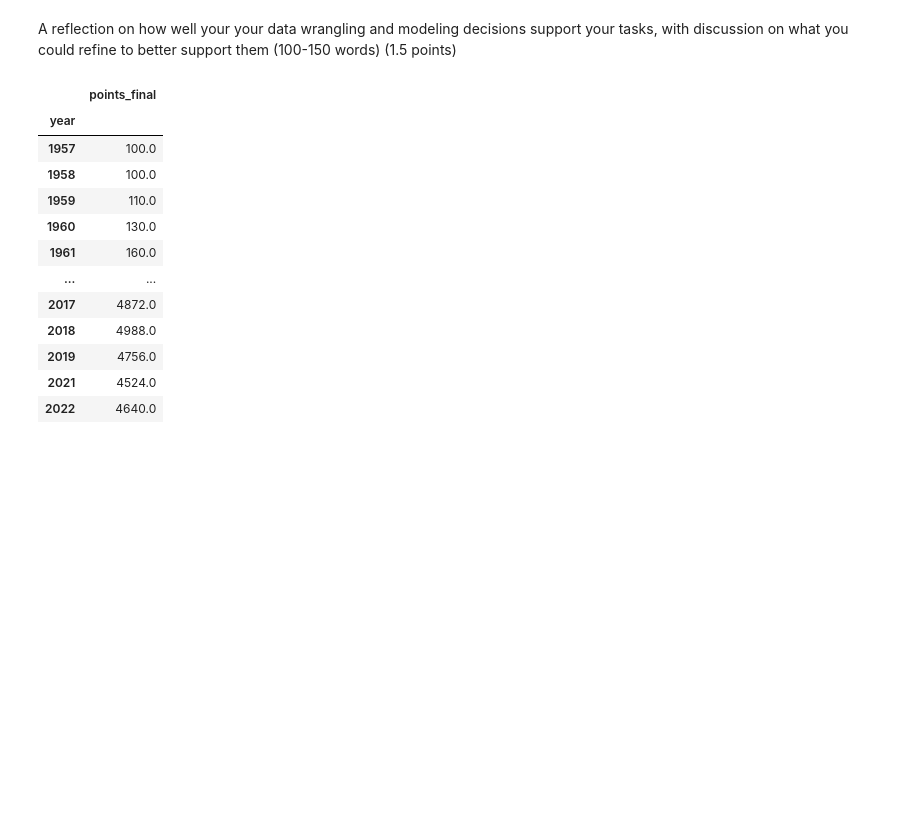
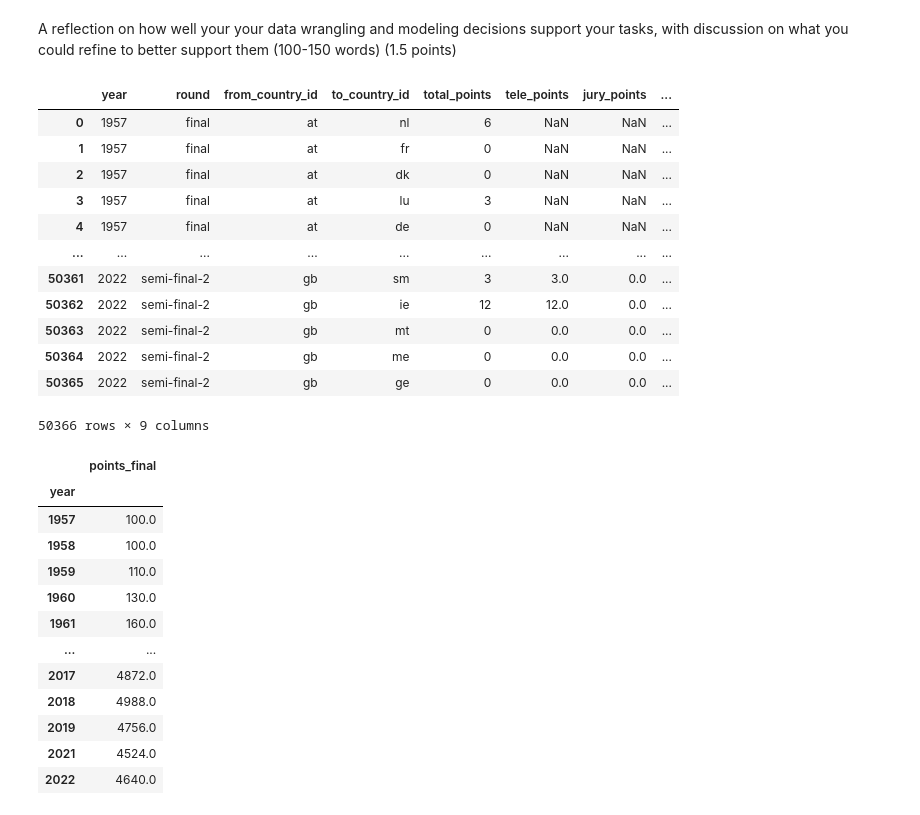
Before and after one commit to mikfre1/Eurotrash, a Jupyter notebook: data_review.ipynb, the cells around one changed output. Saved outputs shown, nothing was run; the diff lists cells and outputs as text; code cells hidden in the pictures; blank space fills up the shorter version.

```diff
--- a/data_review.ipynb
+++ b/data_review.ipynb
@@ -220,3 +221,31 @@ what you could refine to better support them (100-150 words) (1.5 points)
 contestant_df = pd.read_csv('dataset/contestants_cleaned.csv')
 vote_df = pd.read_csv('dataset/votes_cleaned.csv')
 voting_calculation_df = pd.read_excel('dataset/voting_calculation.xlsx')
+# %%
+# Merge the datasets on 'year' to bring in the 'max points per country' information
+merged_df = vote_df.merge(voting_calculation_df[['year', 'max points per country']], on='year', how='left')
+
+# Calculate perc_of_max for 'final' rounds only
+merged_df['perc_of_max'] = None  # Initialize the column
+merged_df.loc[merged_df['round'] == 'final', 'perc_of_max'] = (
+    (merged_df['total_points'] / merged_df['max points per country']) * 100
+).round(2)
+merged_df.loc[merged_df['round'] != 'final', 'perc_of_max'] = "no final round"
+
+
+# Display a sample of the resulting dataframe
+merged_df
+# %% [output]
+|  | year | round | from_country_id | to_country_id | total_points | tele_points | jury_points | ... |
+| 0 | 1957 | final | at | nl | 6 | NaN | NaN | ... |
+| 1 | 1957 | final | at | fr | 0 | NaN | NaN | ... |
+| 2 | 1957 | final | at | dk | 0 | NaN | NaN | ... |
+| 3 | 1957 | final | at | lu | 3 | NaN | NaN | ... |
+| 4 | 1957 | final | at | de | 0 | NaN | NaN | ... |
+| ... | ... | ... | ... | ... | ... | ... | ... | ... |
+| 50361 | 2022 | semi-final-2 | gb | sm | 3 | 3.0 | 0.0 | ... |
+| 50362 | 2022 | semi-final-2 | gb | ie | 12 | 12.0 | 0.0 | ... |
+| 50363 | 2022 | semi-final-2 | gb | mt | 0 | 0.0 | 0.0 | ... |
+| 50364 | 2022 | semi-final-2 | gb | me | 0 | 0.0 | 0.0 | ... |
+| 50365 | 2022 | semi-final-2 | gb | ge | 0 | 0.0 | 0.0 | ... |
+50366 rows × 9 columns
```
Also changed, not shown: parts of 4 cells of this notebook, 1 other file.
